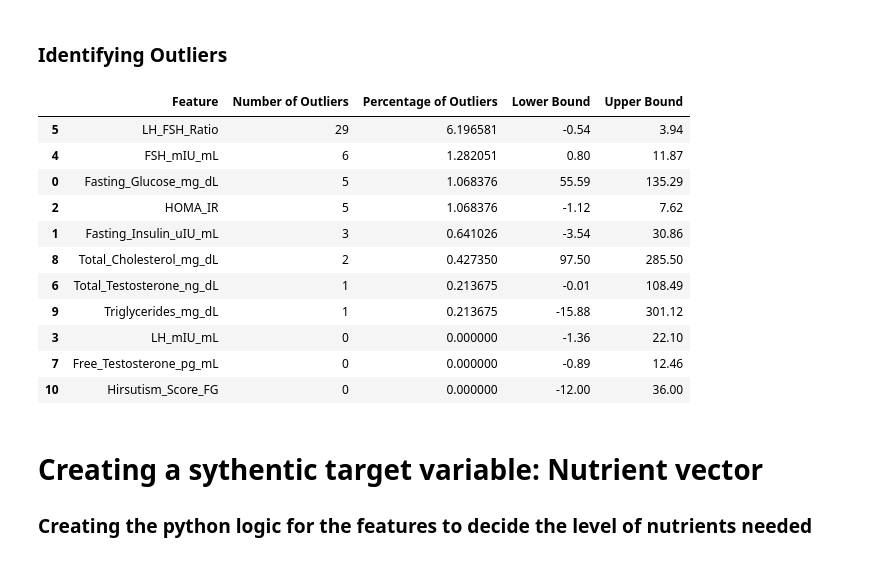
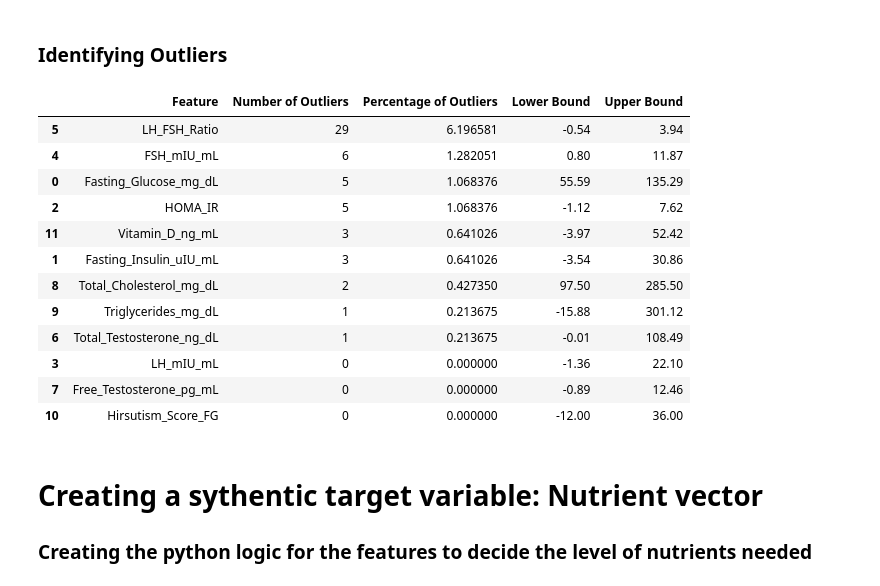
Before and after one commit to lbaxendale/masters_project, a Jupyter notebook: modelling.ipynb, the cells around one changed output. Saved outputs shown, nothing was run; the diff lists cells and outputs as text; code cells hidden in the pictures.

```diff
--- a/modelling.ipynb
+++ b/modelling.ipynb
@@ -126,6 +126,7 @@ essential = [
     'Acne_Severity',
     'Alopecia',
     'Skin_Darkening_Acanthosis',
+    'Vitamin_D_ng_mL'
 ]
 
 df2 = df1[essential].copy()
@@ -166,6 +167,7 @@ cols = [
     'LH_mIU_mL',
     'Free_Testosterone_pg_mL',
     'Triglycerides_mg_dL',
+    'Vitamin_D_ng_mL'
 ]
 
 #Converting negative values to nan
@@ -184,7 +187,7 @@ Triglycerides_mg_dL        0
 dtype: int64
 # %%
 #Converting NaN values to median values
-for col in ['Fasting_Insulin_uIU_mL', 'HOMA_IR', 'LH_mIU_mL', 'Free_Testosterone_pg_mL', 'Triglycerides_mg_dL',]:
+for col in ['Fasting_Insulin_uIU_mL', 'HOMA_IR', 'LH_mIU_mL', 'Free_Testosterone_pg_mL', 'Triglycerides_mg_dL', 'Vitamin_D_ng_mL']:
     col_median = df2[col].median()
     df2[col] = df2[col].fillna(col_median)
 
@@ -227,7 +230,7 @@ dtype: int64
 ### Identifying Outliers
 # %%
 #
-cont_cols = [ 'Fasting_Glucose_mg_dL', 'Fasting_Insulin_uIU_mL', 'HOMA_IR', 'LH_mIU_mL', 'FSH_mIU_mL', 'LH_FSH_Ratio', 'Total_Testosterone_ng_dL', 'Free_Testosterone_pg_mL', 'Total_Cholesterol_mg_dL', 'Triglycerides_mg_dL', 'Hirsutism_Score_FG']
+cont_cols = ['Fasting_Glucose_mg_dL', 'Fasting_Insulin_uIU_mL', 'HOMA_IR', 'LH_mIU_mL', 'FSH_mIU_mL', 'LH_FSH_Ratio', 'Total_Testosterone_ng_dL', 'Free_Testosterone_pg_mL', 'Total_Cholesterol_mg_dL', 'Triglycerides_mg_dL', 'Hirsutism_Score_FG', 'Vitamin_D_ng_mL']
 
 outlier_data = []
 
@@ -242,37 +245,38 @@ for col in cont_cols:
     lower_bound = Q1 - 1.5 * IQR
     upper_bound = Q3 + 1.5 * IQR
 
     #Finding the rows that breach the bounds
     outliers = df2[(df2[col] < lower_bound) | (df2[col] > upper_bound)]
     outlier_count = len(outliers)
     percentage = (outlier_count / len(df2)) * 100
 
     outlier_data.append({
         'Feature': col,
         'Number of Outliers': outlier_count,
         'Percentage of Outliers': percentage,
         'Lower Bound': round(lower_bound, 2),
         'Upper Bound': round(upper_bound, 2)
     })
 
 #Compiling the outlier data for each feature into a dataframe
 df_outliers = pd.DataFrame(outlier_data)
 
 #Sorting the dataframe by order of the number of outliers
 df_outliers = df_outliers.sort_values(by='Number of Outliers', ascending=False)
 
 #Viewing the dataframe
 df_outliers
 # %% [output]
 |  | Feature | Number of Outliers | Percentage of Outliers | Lower Bound | Upper Bound |
 | 5 | LH_FSH_Ratio | 29 | 6.196581 | -0.54 | 3.94 |
 | 4 | FSH_mIU_mL | 6 | 1.282051 | 0.80 | 11.87 |
 | 0 | Fasting_Glucose_mg_dL | 5 | 1.068376 | 55.59 | 135.29 |
 | 2 | HOMA_IR | 5 | 1.068376 | -1.12 | 7.62 |
+| 11 | Vitamin_D_ng_mL | 3 | 0.641026 | -3.97 | 52.42 |
 | 1 | Fasting_Insulin_uIU_mL | 3 | 0.641026 | -3.54 | 30.86 |
 | 8 | Total_Cholesterol_mg_dL | 2 | 0.427350 | 97.50 | 285.50 |
+| 9 | Triglycerides_mg_dL | 1 | 0.213675 | -15.88 | 301.12 |
 | 6 | Total_Testosterone_ng_dL | 1 | 0.213675 | -0.01 | 108.49 |
-| 9 | Triglycerides_mg_dL | 1 | 0.213675 | -15.88 | 301.12 |
 | 3 | LH_mIU_mL | 0 | 0.000000 | -1.36 | 22.10 |
 | 7 | Free_Testosterone_pg_mL | 0 | 0.000000 | -0.89 | 12.46 |
 | 10 | Hirsutism_Score_FG | 0 | 0.000000 | -12.00 | 36.00 |
```
Also changed, not shown: parts of 11 cells of this notebook, 15 other files.
